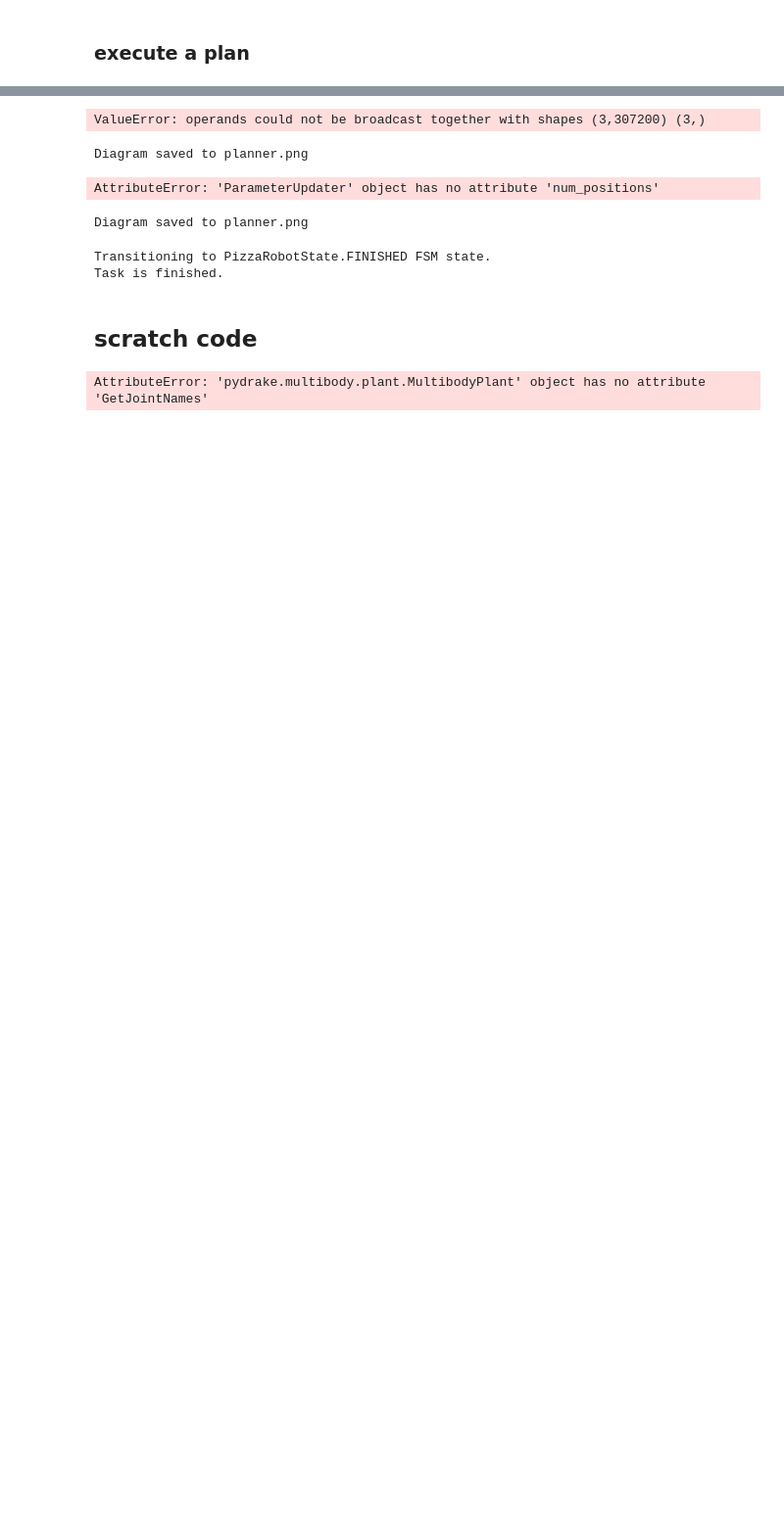
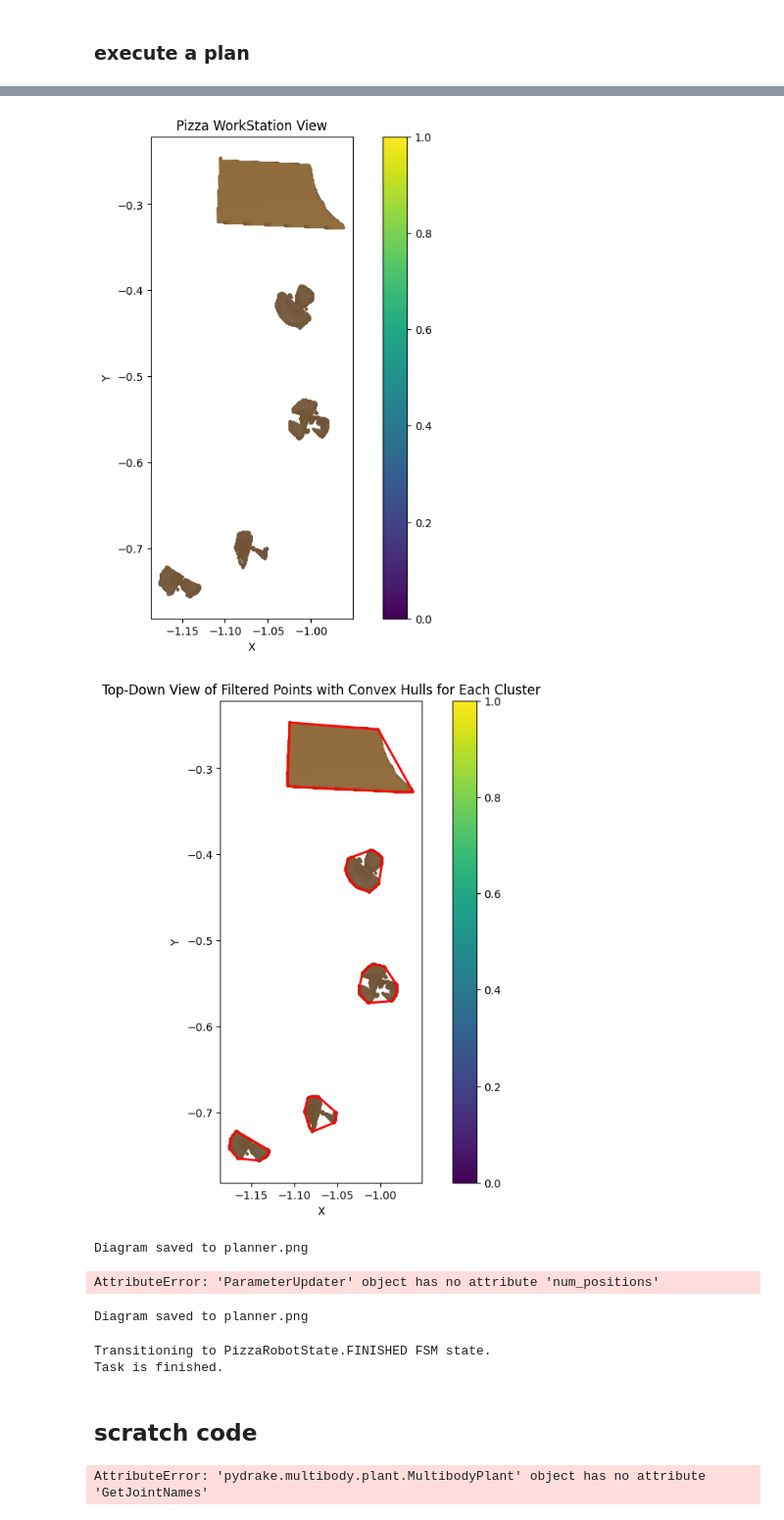
Before and after one commit to mattgardner96/manipulation, a Jupyter notebook: project/setup.ipynb, the cells around one changed output, grey strips where cells are left out. Shown at 98% size. Cells and saved outputs as stored; diff of their text form; code cells hidden in the pictures; blank space fills up the shorter version.

```diff
--- a/project/setup.ipynb
+++ b/project/setup.ipynb
@@ -83,16 +87,17 @@ KeyboardInterrupt:
 # %%
 sim_context = sim.get_context()
 point_cloud = diagram.GetOutputPort("table_camera_0_ptcloud").Eval(sim_context)
 
 points = point_cloud.xyzs().T
 # print(points)
 colors = point_cloud.rgbs().T.reshape(-1, 3)/255.0
 
 # self._area_of_pizza = ps.calculate_pizza_area(points, colors)
 
-mushroom_ratio = ps.calculate_mushroom_to_pizza_ratio(points, colors, self._pizza_area,True,True)
+mushroom_ratio = ps.calculate_mushroom_to_pizza_ratio(points, colors, 0.09,True,True)
 # %% [output]
-ValueError: operands could not be broadcast together with shapes (3,307200) (3,)
+[figure, added]
+[figure, added]
 # %%
 # sim.AdvanceTo(100)
 meshcat.PublishRecording()
```
Also changed, not shown: parts of 3 cells of this notebook, 4 other files.
